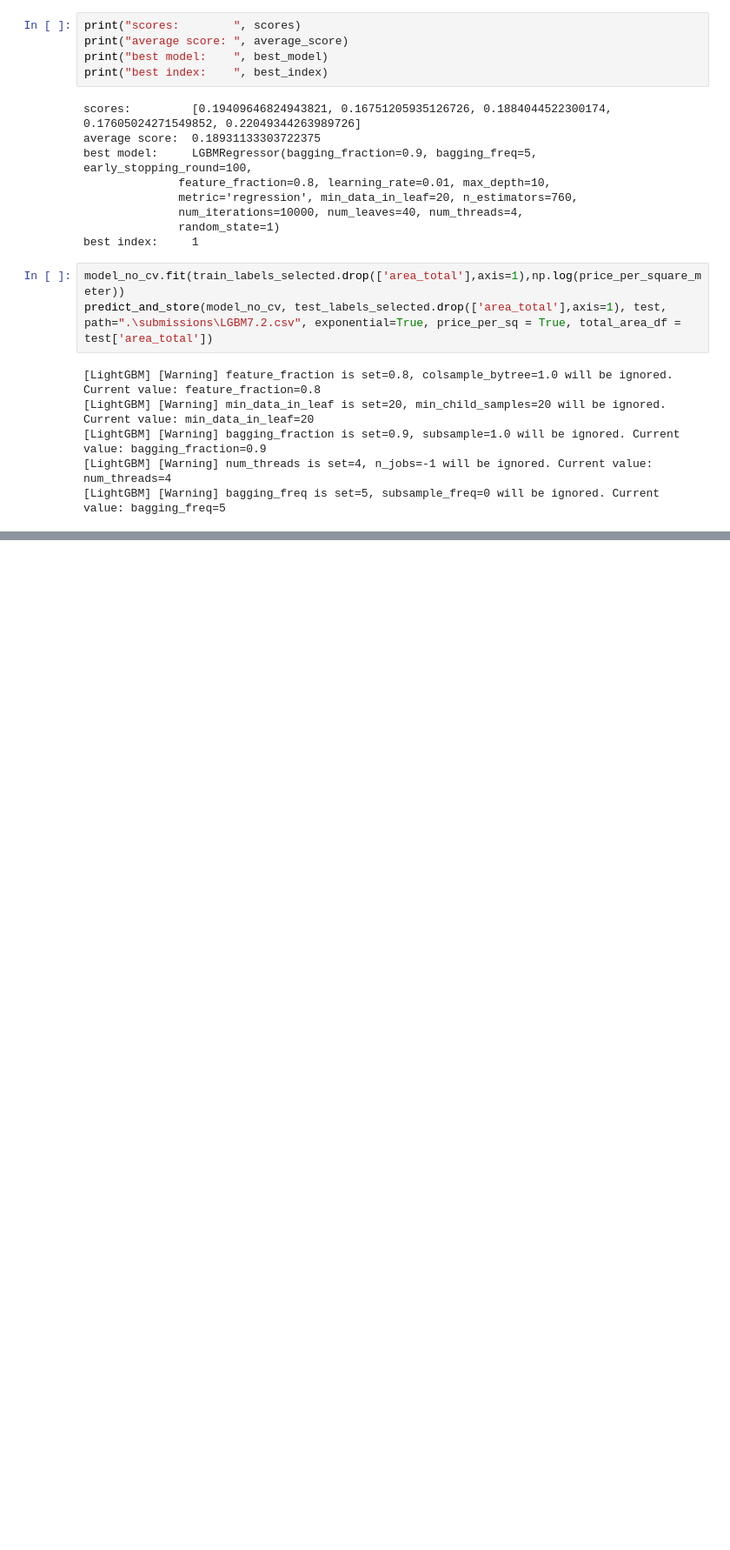
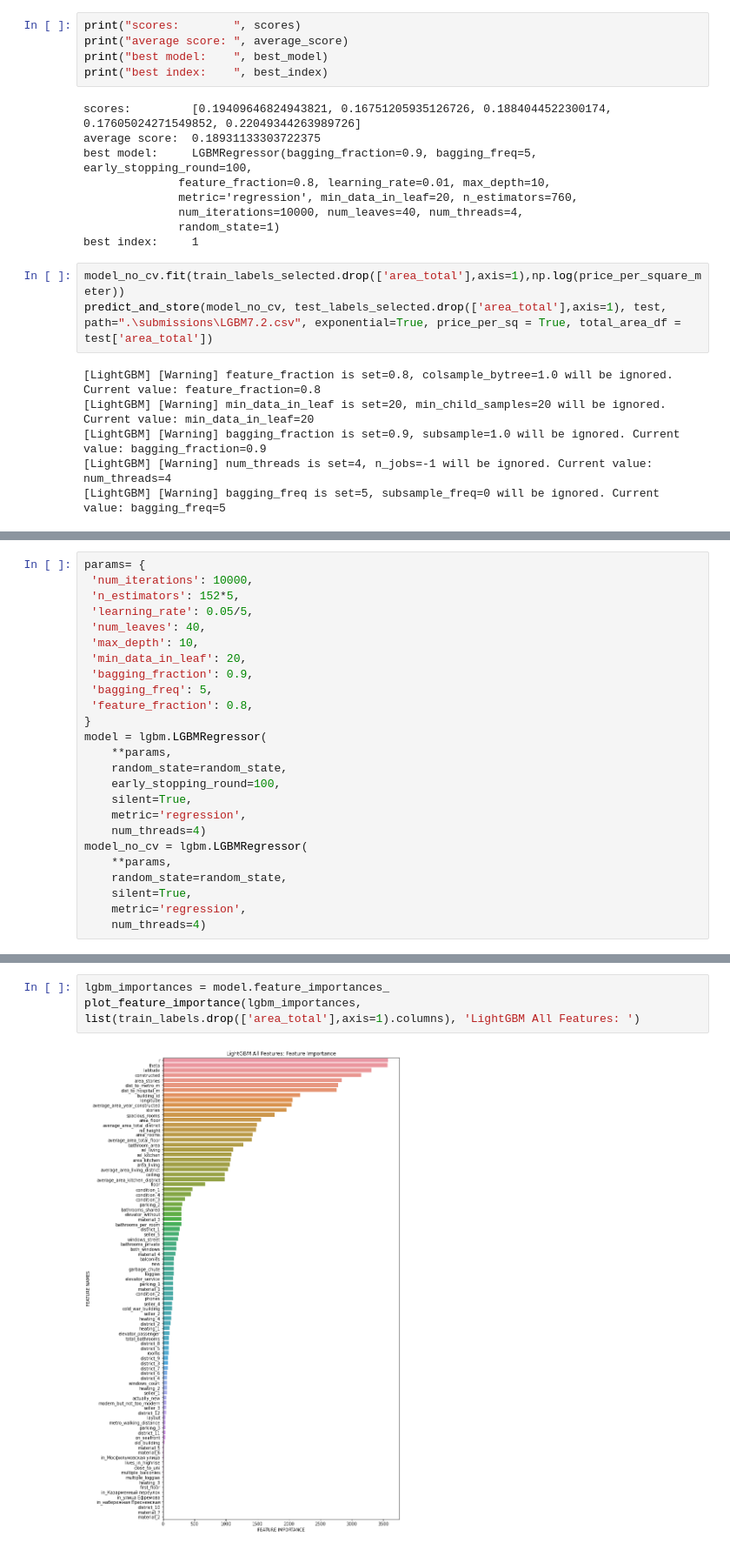
Before and after one commit to henrfj/TDT4173-ML, a Jupyter notebook: hasse-testsite/LightGBM.ipynb, the cells around one changed output, grey strips where cells are left out. Shown at 87% size. Cells and saved outputs as stored; diff of their text form; blank space fills up the shorter version.

Commit message:
light gbm

```diff
--- a/hasse-testsite/LightGBM.ipynb
+++ b/hasse-testsite/LightGBM.ipynb
@@ -1256,0 +1313,25 @@ predict_and_store(model_no_cv, test_labels_selected.drop(['area_total'],axis=1),
+# %%
+params= {
+ 'num_iterations': 10000,
+ 'n_estimators': 152*5,
+ 'learning_rate': 0.05/5,
+ 'num_leaves': 40,
+ 'max_depth': 10,
+ 'min_data_in_leaf': 20,
+ 'bagging_fraction': 0.9,
+ 'bagging_freq': 5,
+ 'feature_fraction': 0.8,
+}
+model = lgbm.LGBMRegressor(
+    **params,
+    random_state=random_state,
+    early_stopping_round=100,
+    silent=True,
+    metric='regression',
+    num_threads=4)
+model_no_cv = lgbm.LGBMRegressor(
+    **params,
+    random_state=random_state,
+    silent=True,
+    metric='regression',
+    num_threads=4)
@@ -1256,0 +1555,5 @@ predict_and_store(model_no_cv, test_labels_selected.drop(['area_total'],axis=1),
+# %%
+lgbm_importances = model.feature_importances_
+plot_feature_importance(lgbm_importances, list(train_labels.drop(['area_total'],axis=1).columns), 'LightGBM All Features: ')
+# %% [output]
+[figure, added]
```
Also changed, not shown: parts of 30 cells of this notebook, 1 other file.
